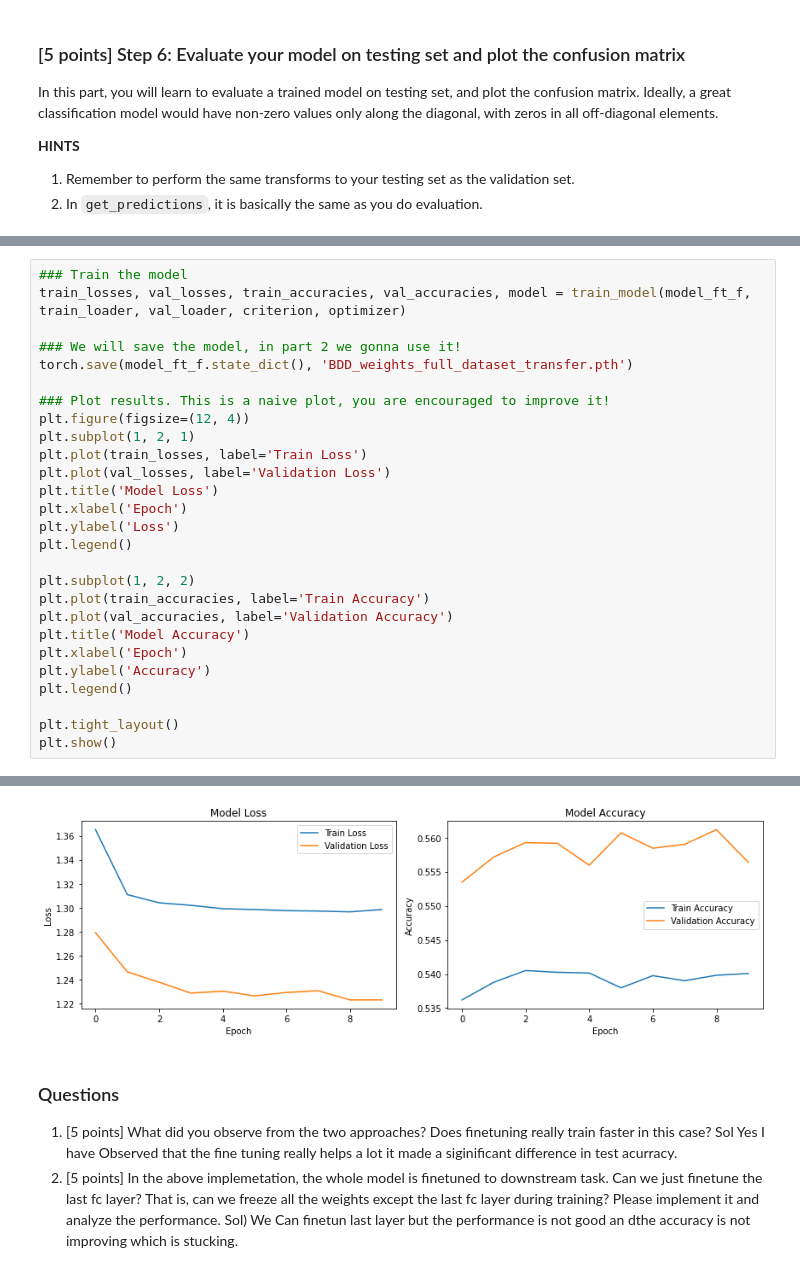
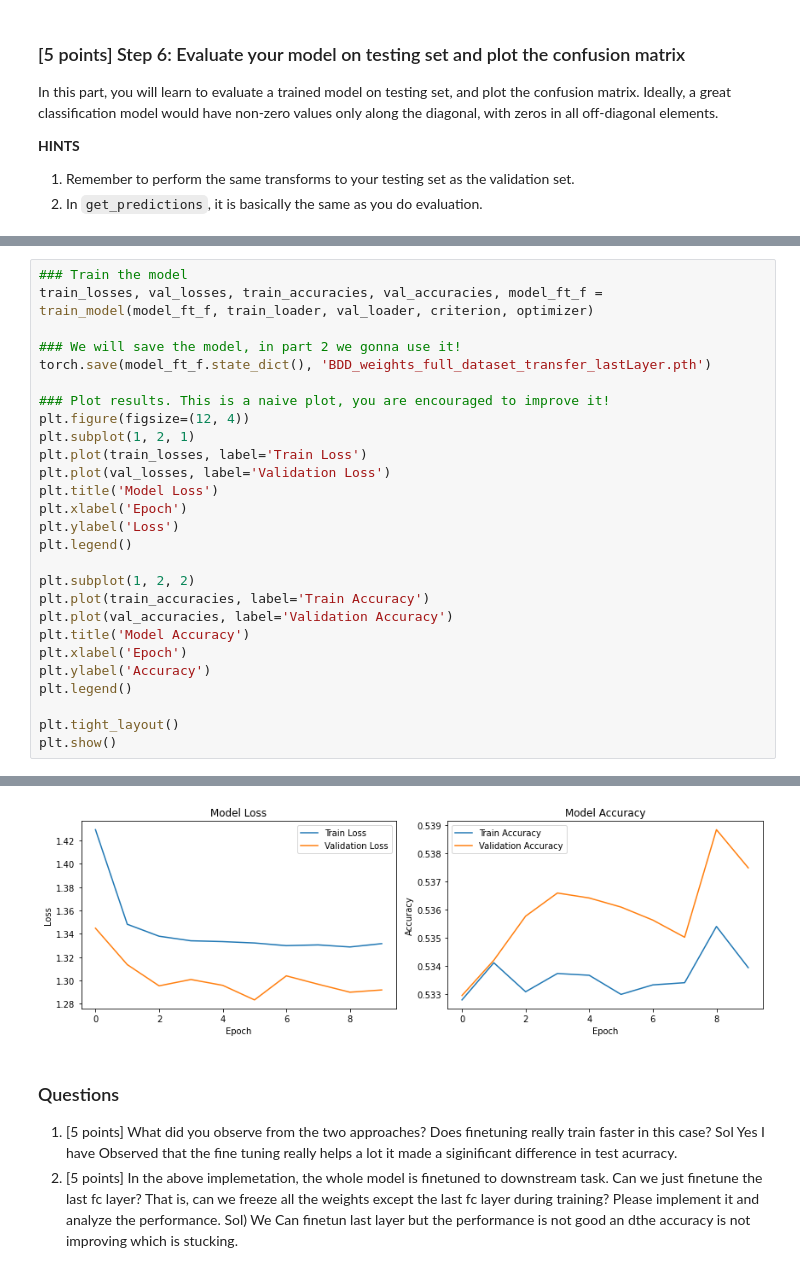
Before and after one commit to muresaijaideepreddy/CVRP, a Jupyter notebook: CVRP_hw1_part2.ipynb, the cells around one changed output, grey strips where cells are left out. Saved outputs shown, nothing was run; the diff lists cells and outputs as text.

```diff
--- a/CVRP_hw1_part2.ipynb
+++ b/CVRP_hw1_part2.ipynb
@@ -570,10 +472,10 @@ yourCNN(
 )
 # %%
 ### Train the model
-train_losses, val_losses, train_accuracies, val_accuracies, model = train_model(model_ft_f, train_loader, val_loader, criterion, optimizer)
+train_losses, val_losses, train_accuracies, val_accuracies, model_ft_f = train_model(model_ft_f, train_loader, val_loader, criterion, optimizer)
 
 ### We will save the model, in part 2 we gonna use it!
-torch.save(model_ft_f.state_dict(), 'BDD_weights_full_dataset_transfer.pth')
+torch.save(model_ft_f.state_dict(), 'BDD_weights_full_dataset_transfer_lastLayer.pth')
 
 ### Plot results. This is a naive plot, you are encouraged to improve it!
 plt.figure(figsize=(12, 4))
@@ -619,4 +521,4 @@ Epoch 10/10, Validation Loss: 1.2232, Validation Accuracy: 0.5564
-[figure, old version]
+[figure, new version]
 # %% [markdown]
 ### Questions
 1. [5 points] What did you observe from the two approaches? Does finetuning really train faster in this case?
```
Also changed, not shown: parts of 8 cells of this notebook.
